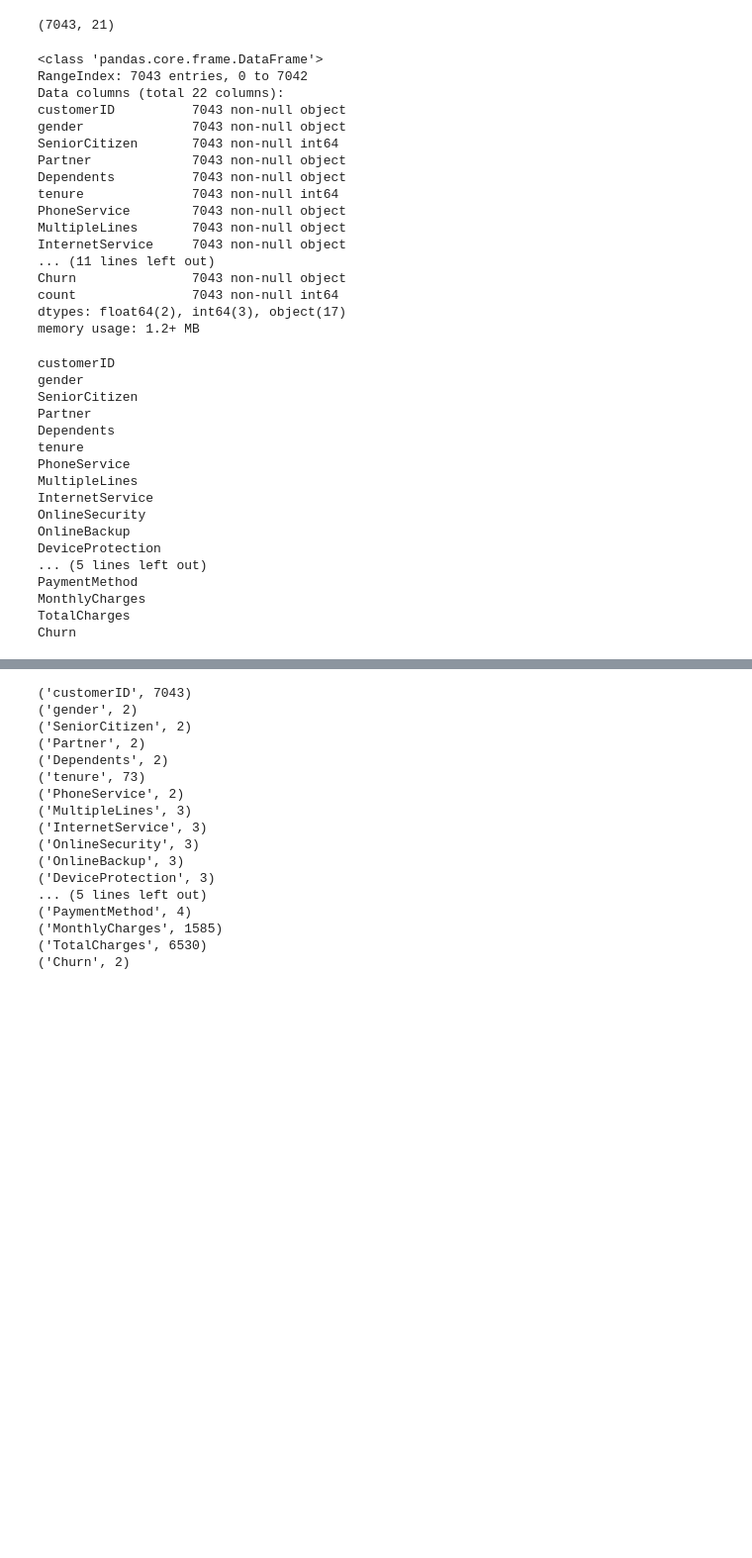
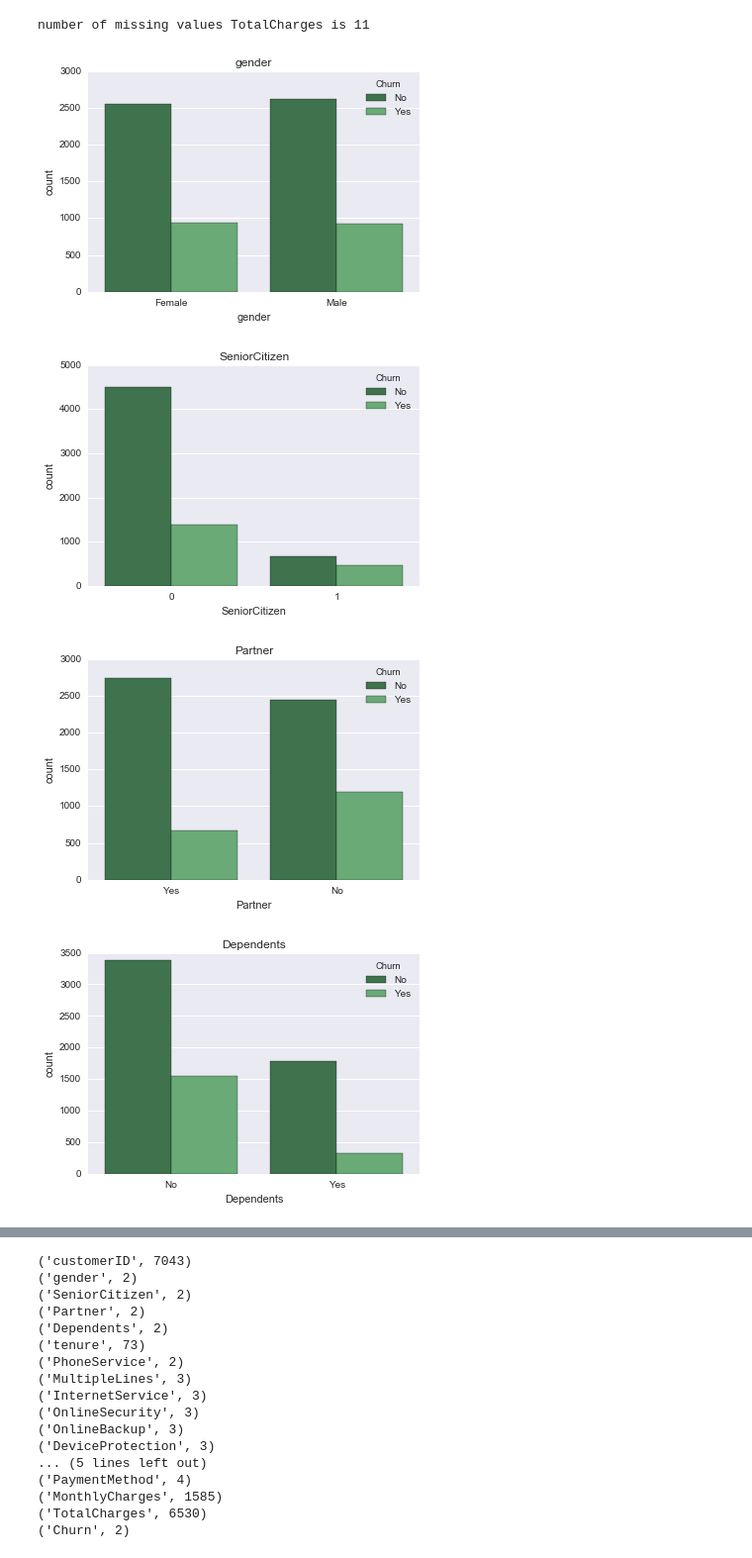
Before and after one commit to navdeep-G/customer-churn, a Jupyter notebook: analysis/Query_Based_Predictions.ipynb, the cells around one changed output, grey strips where cells are left out. Shown at 99% size. Cells and saved outputs as stored; diff of their text form; code cells hidden in the pictures; blank space fills up the shorter version.

```diff
--- a/analysis/Query_Based_Predictions.ipynb
+++ b/analysis/Query_Based_Predictions.ipynb
@@ -19,48 +31,29 @@ telco_df = pd.read_csv('/Users/laurend/Code/repos/customer-churn/data/TelcoChurn
-# %%
-# get the dataframe dimensions
-telco_df.shape
-# %% [output]
-(7043, 21)
-# %%
-# get the type of each column
-telco_df.info()
-# %% [output]
-<class 'pandas.core.frame.DataFrame'>
-RangeIndex: 7043 entries, 0 to 7042
-Data columns (total 22 columns):
-customerID          7043 non-null object
-gender              7043 non-null object
-SeniorCitizen       7043 non-null int64
-Partner             7043 non-null object
-Dependents          7043 non-null object
-tenure              7043 non-null int64
-PhoneService        7043 non-null object
-MultipleLines       7043 non-null object
-InternetService     7043 non-null object
-... (11 lines left out)
-Churn               7043 non-null object
-count               7043 non-null int64
-dtypes: float64(2), int64(3), object(17)
-memory usage: 1.2+ MB
-# %%
-# get a list of the column names
-for col in telco_df.columns:
-    print col
-# %% [output]
-customerID
-gender
-SeniorCitizen
-Partner
-Dependents
-tenure
-PhoneService
-MultipleLines
-InternetService
-OnlineSecurity
-OnlineBackup
-DeviceProtection
-... (5 lines left out)
-PaymentMethod
-MonthlyCharges
-TotalCharges
-Churn
+# %%
+# get a list of the column names
+column_names = telco_df.columns
+# get a list of only the categorical columns (and remove response column)
+categorical_feature_list = column_names.drop(["customerID",'tenure','Churn', 'MonthlyCharges','TotalCharges'])
+# get a list of only numeric or integer columns
+num_feature_list = ['tenure','MonthlyCharges', 'TotalCharges']
+
+# check for missing values in each column
+for col in column_names:
+    if telco_df[col].isnull().sum() > 0:
+        print('number of missing values {0} is {1}'.format(col,telco_df[col].isnull().sum()))
+# %% [output]
+number of missing values TotalCharges is 11
+# %%
+# count plots for all categorical features vs. churn
+
+for col in categorical_feature_list:
+    plt.figure()
+    #telco_df[col].value_counts().plot(ax=axes[num,0],kind='bar', subplot=True, color='#FFC222')
+    #telco_df[col].value_counts().plot(kind='barh', color='#EE3224')
+    # sns.countplot(x=col, data=telco_df, palette="Greens_d");
+    sns.countplot(x=col, hue="Churn", data=telco_df, palette="Greens_d");
+    plt.title(col)
+# %% [output]
+[figure, added]
+[figure, added]
+[figure, added]
+[figure, added]
```
Also changed, not shown: parts of 35 cells of this notebook.
